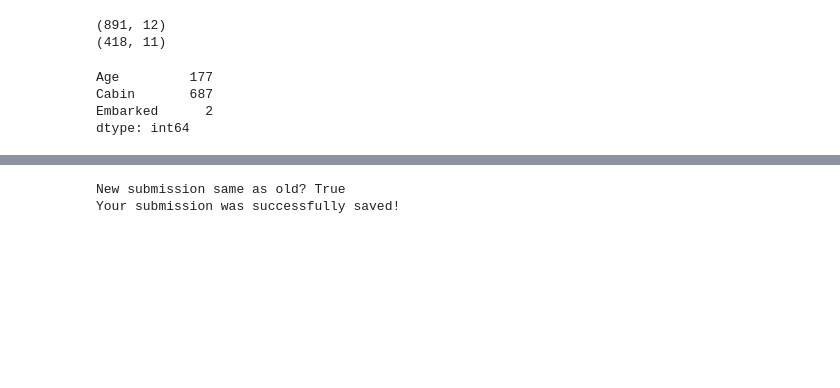
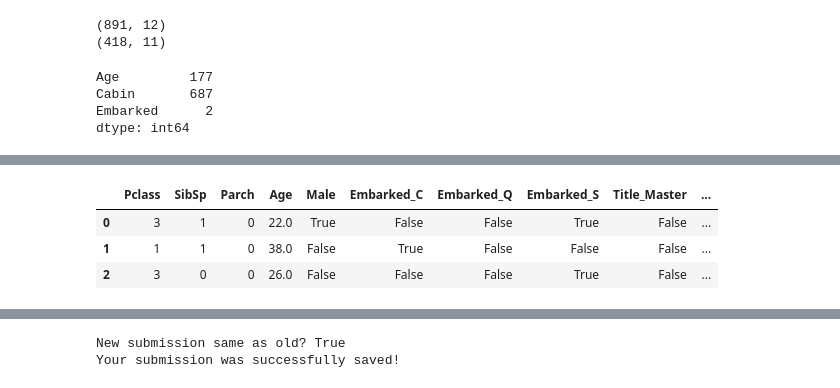
Before and after one commit to tomislavrekic/MLOps-Testing, a Jupyter notebook: src/titanic.ipynb, the cells around one changed output, grey strips where cells are left out. Drawn from its saved outputs; the diff is of its cells as text; code cells hidden in the pictures; blank space fills up the shorter version.

```diff
--- a/src/titanic.ipynb
+++ b/src/titanic.ipynb
@@ -46,0 +110,5 @@ train_df.head(5)
+# %%
+pd.set_option('display.max_rows', None)
+train_df[(train_df['Survived'] == 1) & (train_df['Embarked'] == "S")]
+#survived_males['Pclass'].value_counts()
+#pd.reset_option('all')
@@ -47 +133,52 @@ train_df.head(5)
+# %%
+titles_map = {
+    'Mr' :         'Mr',
+    'Mme':         'Mrs',
+    'Ms':          'Mrs',
+    'Mrs' :        'Mrs',
+    'Master' :     'Master',
+    'Mlle':        'Miss',
+    'Miss' :       'Miss',
+    'Capt':        'Officer',
+    'Col':         'Officer',
+    'Major':       'Officer',
+    'Dr':          'Officer',
+    'Rev':         'Officer',
+    'Jonkheer':    'Royalty',
+    'Don':         'Royalty',
+    'Sir' :        'Royalty',
+    'Countess':    'Royalty',
+    'Dona':        'Royalty',
+    'Lady' :       'Royalty'
+}
+
+def extract_title(names):
+    '''Extracts the title from the passenger names.'''
+
+    return names.str.extract(' ([A-Za-z]+)\.', expand=False).map(titles_map)
+
+def preprocess_dataset(df, test=False):
+    in_features = ['Pclass', 'Sex', 'SibSp', 'Parch', 'Age', 'Embarked']
+    train_df['Title'] = train_df['Name'].map(lambda x: x.split(',')[1].split('.')[0])
+
+    df.dropna(subset=["Embarked"], inplace=True)
+    in_df = df[in_features].copy()
+    in_df.loc[in_df["Age"].isnull(), "Age"] = in_df["Age"].mean()
+    in_df['Male'] = in_df['Sex'].map(lambda x: True if x=="male" else False)
+    in_df['Title'] = extract_title(df['Name'])
+    in_df.drop(columns="Sex", inplace=True)
+
+    if test:
+        return pd.get_dummies(in_df)
+
+    out_features = ['Survived']
+    return pd.get_dummies(in_df), df[out_features]
+
+x, y = preprocess_dataset(train_df)
+x.head(3)
+# %% [output]
+|  | Pclass | SibSp | Parch | Age | Male | Embarked_C | Embarked_Q | Embarked_S | Title_Master | ... |
+| 0 | 3 | 1 | 0 | 22.0 | True | False | False | True | False | ... |
+| 1 | 1 | 1 | 0 | 38.0 | False | True | False | False | False | ... |
+| 2 | 3 | 0 | 0 | 26.0 | False | False | False | True | False | ... |
 # %%
```
Also changed, not shown: parts of 8 cells of this notebook, 2 other files.
